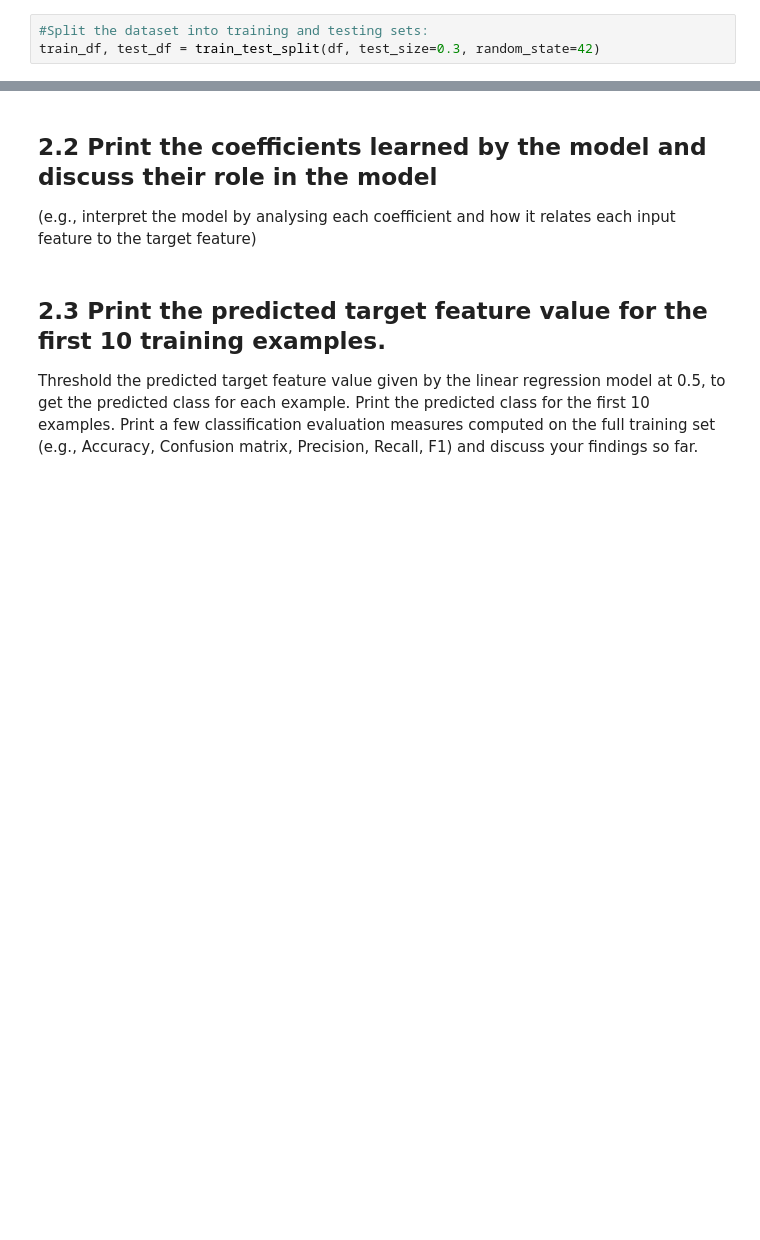
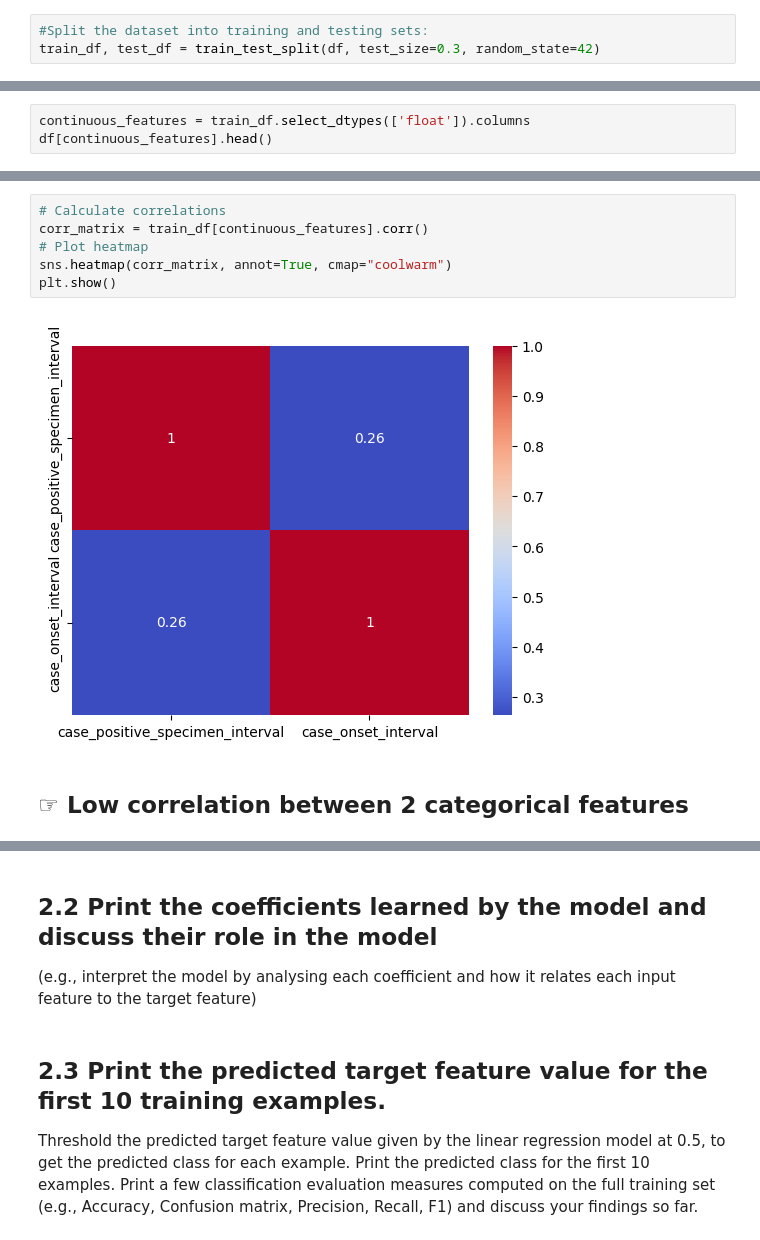
Before and after one commit to minhlynguyen/ucd-da-covid-death-prediction, a Jupyter notebook: MinhLy_Nguyen_22201371_Anil_Vercruysse_22202474_COMP47350_Homework2.ipynb, the cells around one changed output, grey strips where cells are left out. Saved outputs shown, nothing was run; the diff lists cells and outputs as text; blank space fills up the shorter version.

```diff
--- a/MinhLy_Nguyen_22201371_Anil_Vercruysse_22202474_COMP47350_Homework2.ipynb
+++ b/MinhLy_Nguyen_22201371_Anil_Vercruysse_22202474_COMP47350_Homework2.ipynb
@@ -74,0 +63,3 @@ train_df, test_df = train_test_split(df, test_size=0.3, random_state=42)
+# %%
+continuous_features = train_df.select_dtypes(['float']).columns
+df[continuous_features].head()
@@ -74,0 +73,10 @@ train_df, test_df = train_test_split(df, test_size=0.3, random_state=42)
+# %%
+# Calculate correlations
+corr_matrix = train_df[continuous_features].corr()
+# Plot heatmap
+sns.heatmap(corr_matrix, annot=True, cmap="coolwarm")
+plt.show()
+# %% [output]
+[figure, added]
+# %% [markdown]
+## ☞ Low correlation between 2 categorical features
```
Also changed, not shown: parts of 10 cells of this notebook.
